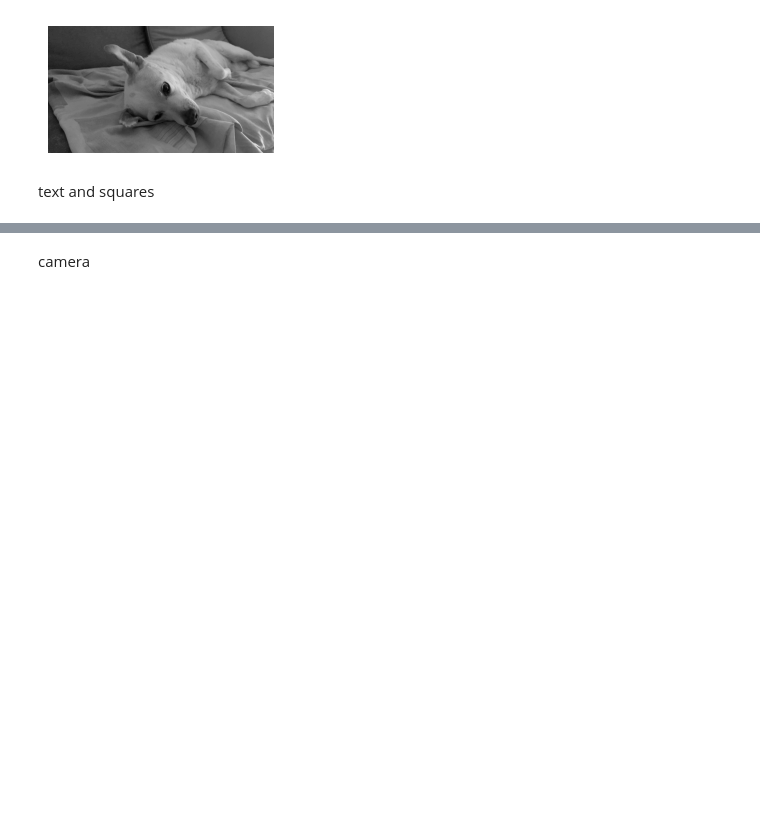
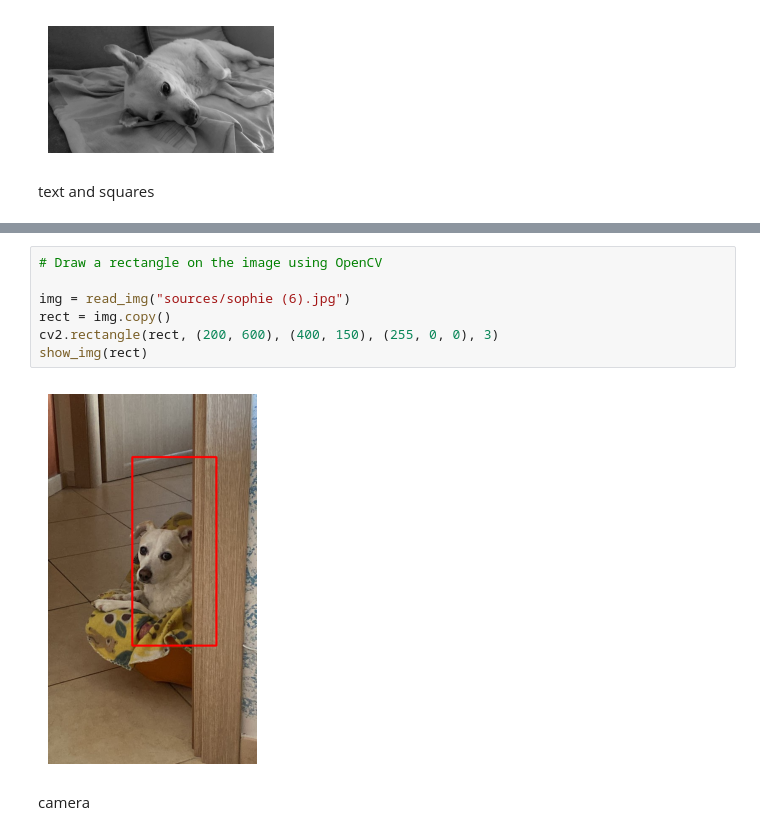
Before and after one commit to danieleavolio/Learning-Based-Multimedia-Processing, a Jupyter notebook: Lab/lab2/image_basics.ipynb, the cells around one changed output, grey strips where cells are left out. Drawn from its saved outputs; the diff is of its cells as text; blank space fills up the shorter version.

```diff
--- a/Lab/lab2/image_basics.ipynb
+++ b/Lab/lab2/image_basics.ipynb
@@ -130,3 +157,12 @@ show_img(out)
+# %%
+# Draw a rectangle on the image using OpenCV
+
+img = read_img("sources/sophie (6).jpg")
+rect = img.copy()
+cv2.rectangle(rect, (200, 600), (400, 150), (255, 0, 0), 3)
+show_img(rect)
+# %% [output]
+[figure, added]
 # %% [markdown]
 camera
 # %%
```
Also changed, not shown: parts of 2 cells of this notebook, 1 other file.
